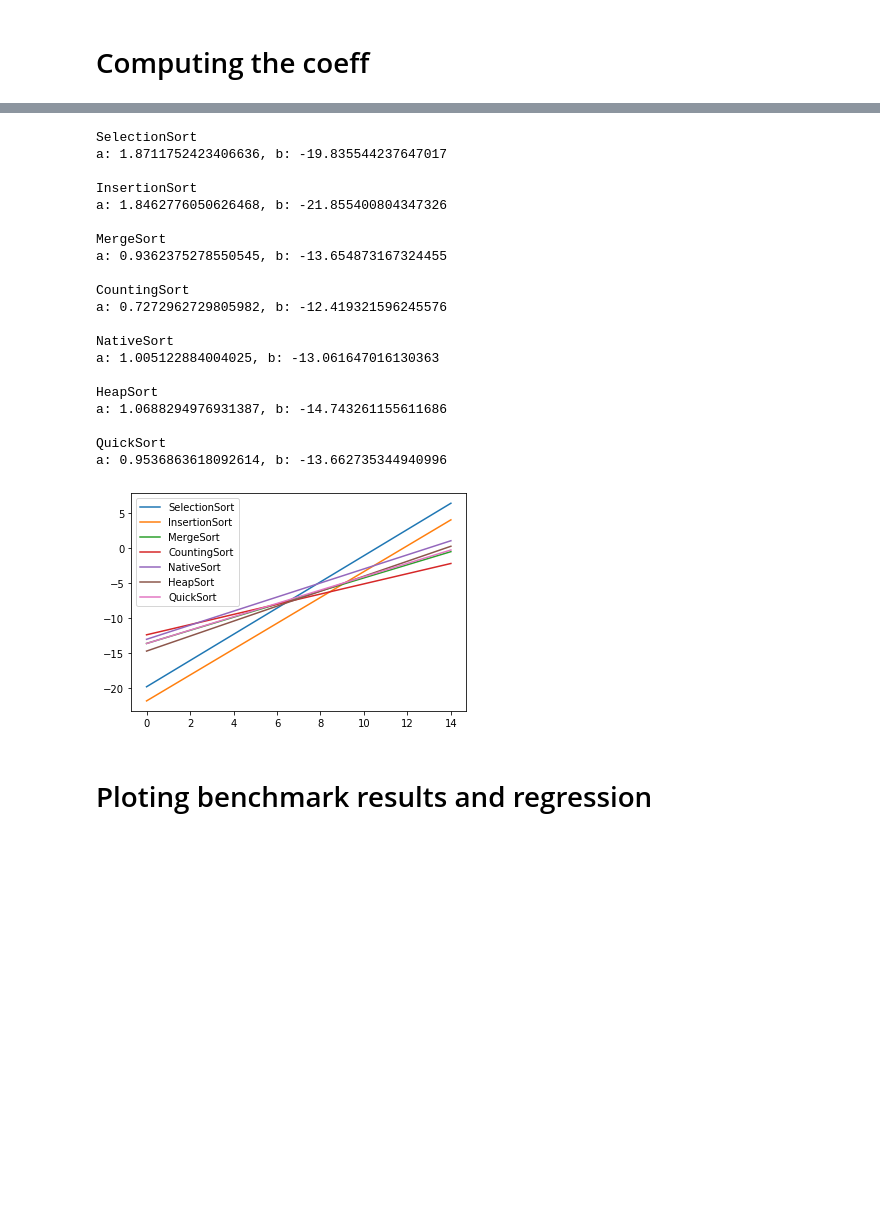
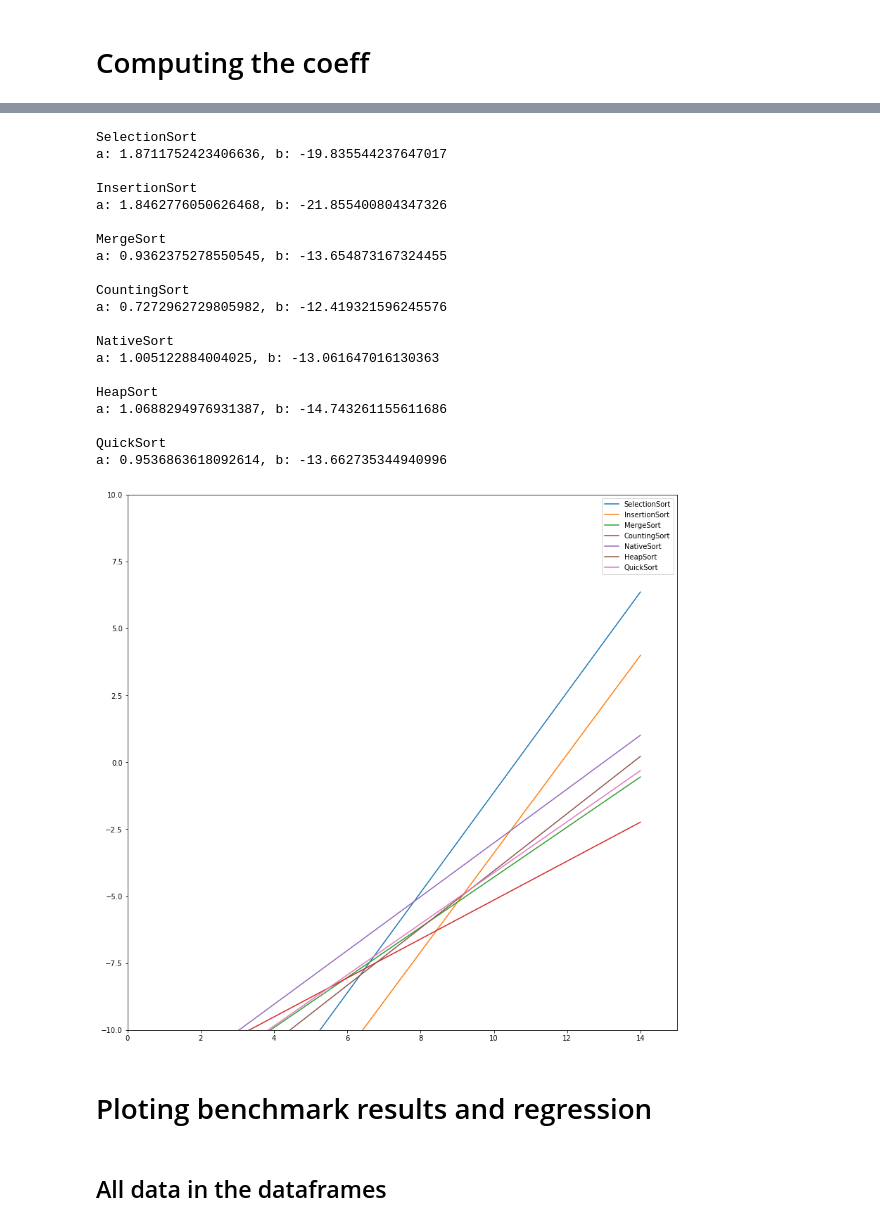
Before and after one commit to samilaz974/prog_fine_benchmark, a Jupyter notebook: visualisation/analysis_no_warmup.ipynb, the cells around one changed output, grey strips where cells are left out. Saved outputs shown, nothing was run; the diff lists cells and outputs as text; code cells hidden in the pictures; blank space fills up the shorter version.

Commit message:
new results, bigger figures and better visualisation of graphs

```diff
--- a/visualisation/analysis_no_warmup.ipynb
+++ b/visualisation/analysis_no_warmup.ipynb
@@ -146,3 +146,24 @@ plt.show()
 [figure]
 # %% [markdown]
 # Computing the coeff
+# %%
+fig = plt.figure(figsize=(14, 14))
+axes = plt.gca()
+axes.set_xlim([0,15])
+axes.set_ylim([-10,10])
+
+for algo, df in data.items():
+    print(algo)
+
+    cov = df.loc[:,['log_run_time','power']].cov().iloc[0][1]
+
+    a = cov/df["power"].var()
+    b = df["log_run_time"].mean() - df["power"].mean()*a
+    print("a: " + str(a) + ", b: " + str(b),'\n')
+
+    x = np.arange(0,15)
+    y = x*a + b
+    plt.plot(x, y, label=algo)
+
+plt.legend()
+plt.show()
@@ -149,4 +192,9 @@ plt.show()
 # %%
+fig = plt.figure(figsize=(14, 14))
+axes = plt.gca()
+axes.set_xlim([0,15])
+axes.set_ylim([-10,10])
+
 for algo, df in data.items():
     df = df.iloc[6:]
     print(algo)
@@ -157,36 +205,38 @@ for algo, df in data.items():
     b = df["log_run_time"].mean() - df["power"].mean()*a
     print("a: " + str(a) + ", b: " + str(b),'\n')
 
     x = np.arange(0,15)
     y = x*a + b
     plt.plot(x, y, label=algo)
 
 plt.legend()
 plt.show()
 # %% [output]
 SelectionSort
 a: 1.8711752423406636, b: -19.835544237647017
 
 InsertionSort
 a: 1.8462776050626468, b: -21.855400804347326
 
 MergeSort
 a: 0.9362375278550545, b: -13.654873167324455
 
 CountingSort
 a: 0.7272962729805982, b: -12.419321596245576
 
 NativeSort
 a: 1.005122884004025, b: -13.061647016130363
 
 HeapSort
 a: 1.0688294976931387, b: -14.743261155611686
 
 QuickSort
 a: 0.9536863618092614, b: -13.662735344940996
-[figure, old version]
+[figure, new version]
 # %% [markdown]
 # Ploting benchmark results and regression
+# %% [markdown]
+## All data in the dataframes
 # %%
 fig = plt.figure(figsize=(14, 14))
 axes = plt.gca()
```
Also changed, not shown: parts of 7 cells of this notebook, 8 other files.
